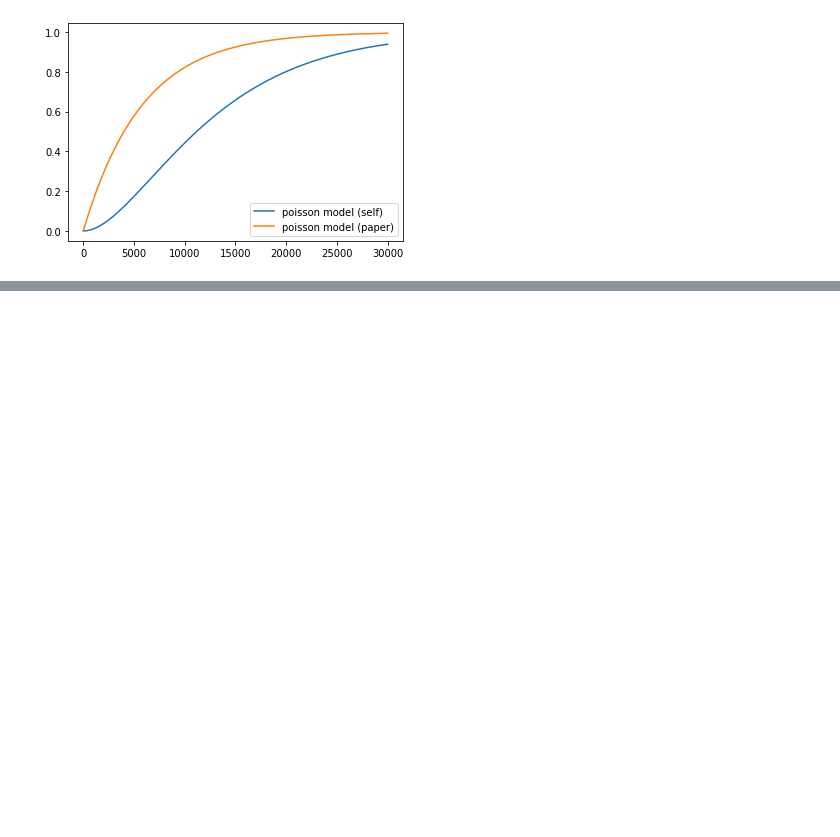
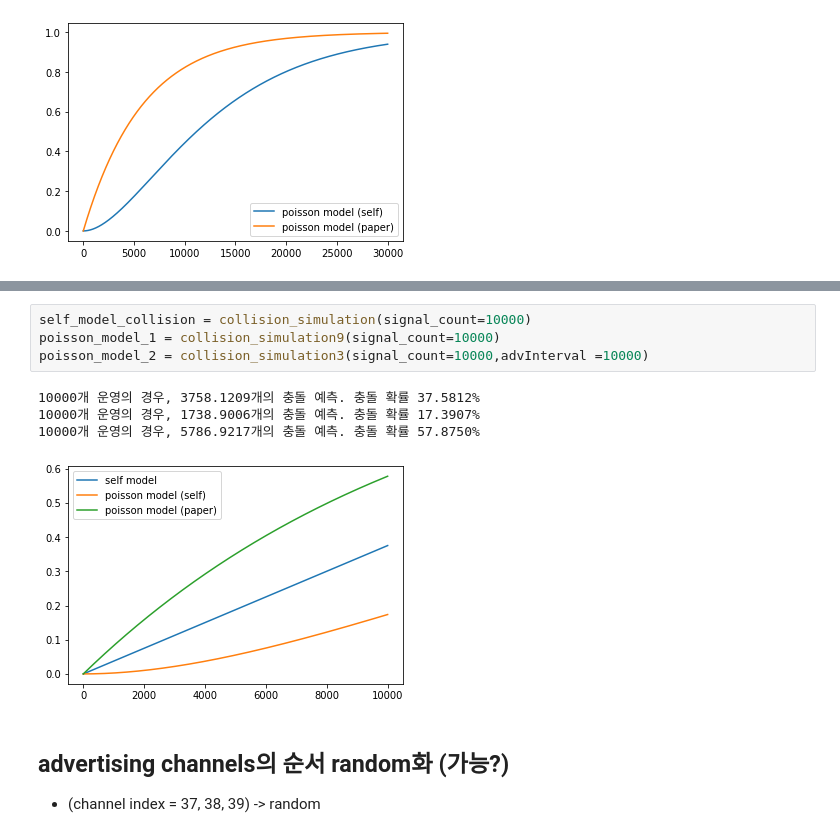
Before and after one commit to dolmani38/BLE-signal-collision-simulation, a Jupyter notebook: simulation_0626.ipynb, the cells around one changed output, grey strips where cells are left out. Drawn from its saved outputs; the diff is of its cells as text; blank space fills up the shorter version.

```diff
--- a/simulation_0626.ipynb
+++ b/simulation_0626.ipynb
@@ -455,0 +486,13 @@ poisson_model_2 = collision_simulation3(signal_count=30000)
+# %%
+self_model_collision = collision_simulation(signal_count=10000)
+poisson_model_1 = collision_simulation9(signal_count=10000)
+poisson_model_2 = collision_simulation3(signal_count=10000,advInterval =10000)
+# %% [output]
+10000개 운영의 경우, 3758.1209개의 충돌 예측. 충돌 확률 37.5812%
+10000개 운영의 경우, 1738.9006개의 충돌 예측. 충돌 확률 17.3907%
+10000개 운영의 경우, 5786.9217개의 충돌 예측. 충돌 확률 57.8750%
+[figure, added]
+# %% [markdown]
+## advertising channels의 순서 random화 (가능?)
+
+* (channel index = 37, 38, 39) -> random
```
Also changed, not shown: parts of 11 cells of this notebook.
